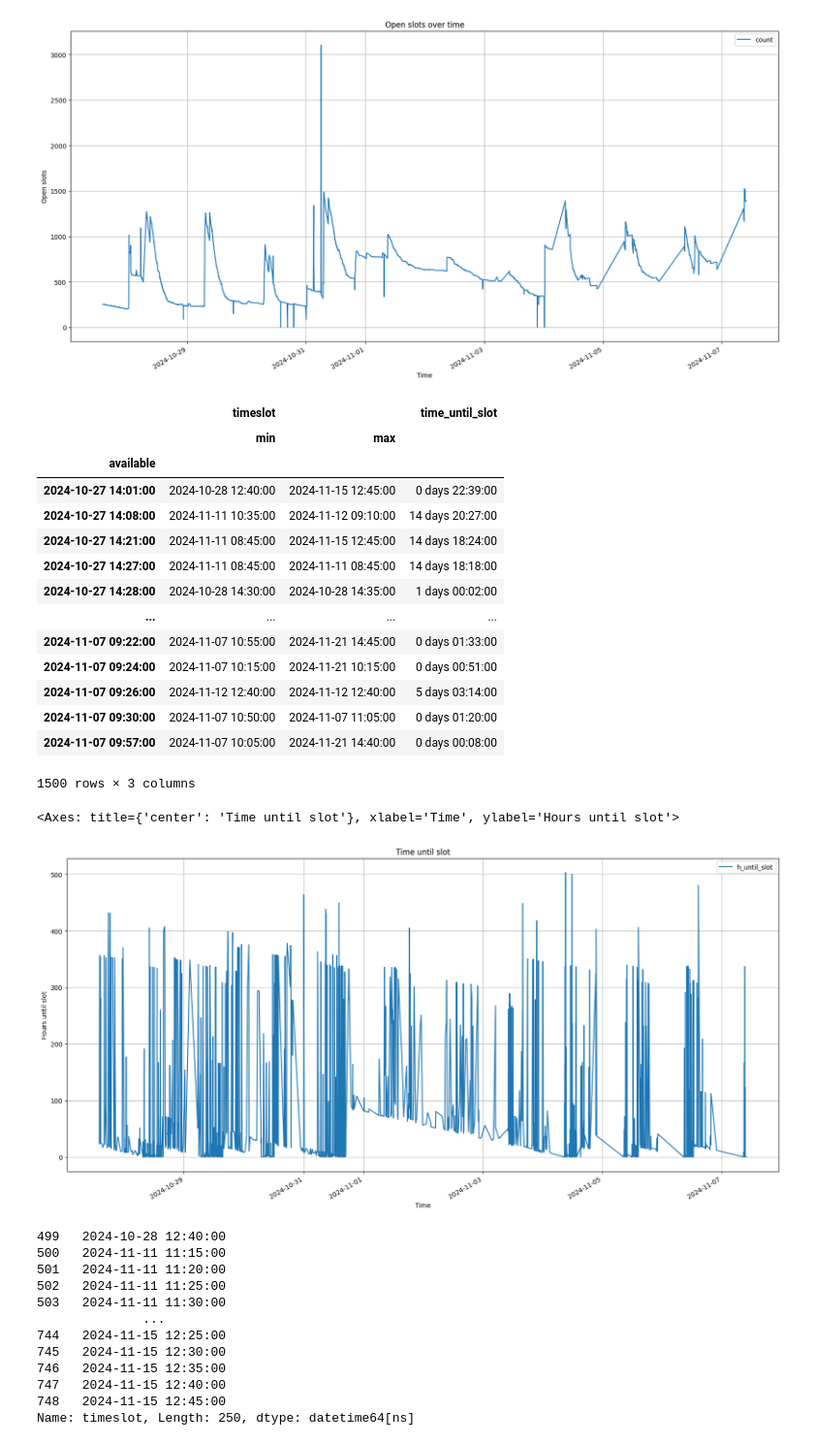
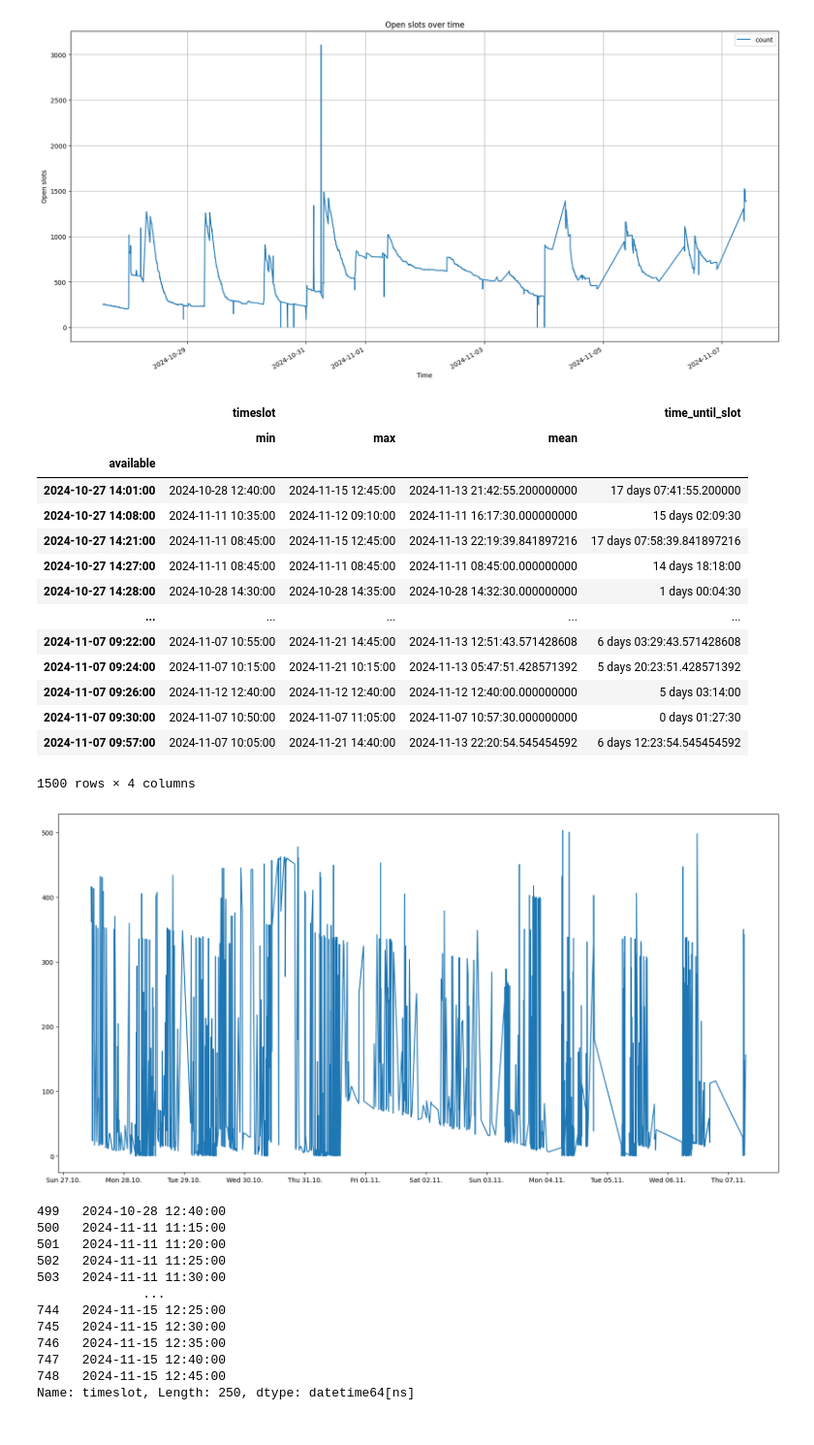
Before and after one commit to davidkempkens/appointment-scraper, a Jupyter notebook: dashboard_v2.ipynb, the cells around one changed output. Shown: that part at 97% size. Saved outputs shown, nothing was run; the diff lists cells and outputs as text; code cells hidden in the pictures.

```diff
--- a/dashboard_v2.ipynb
+++ b/dashboard_v2.ipynb
@@ -3,7 +3,9 @@ import pandas as pd
 import sqlite3
 
 
-def getSlotsFromDB(city: str, concern: str | None):
+def getSlotsFromDB(
+    city: str, concern: str | None, office: str | None = None
+) -> pd.DataFrame:
 
     conn = sqlite3.connect(f"db/{city}.db")
 
@@ -28,6 +30,9 @@ def getSlotsFromDB(city: str, concern: str | None):
     if concern:
         df = df[df["concern"] == concern]
 
+    if office:
+        df = df[df["office"] == office]
+
     return df
 
 
@@ -101,36 +116,59 @@ count_df.plot(x="timestamp", y="count", kind="line",figsize=(20,10), grid=True,
 <Axes: title={'center': 'Open slots over time'}, xlabel='Time', ylabel='Open slots'>
 [figure]
 # %%
-time_until_slot = df.groupby(by="available").agg({"timeslot": ["min","max"]})
+time_until_slot = df.groupby(by="available").agg({"timeslot": ["min", "max", "mean"]})
 
-time_until_slot["time_until_slot"] = time_until_slot["timeslot"]["min"] - time_until_slot.index
+time_until_slot["time_until_slot"] = (
+    time_until_slot["timeslot"]["mean"] - time_until_slot.index
+)
 
 time_until_slot
 # %% [output]
-|  | timeslot |  | time_until_slot |
-|  | min | max |  |
-| available |  |  |  |
-| 2024-10-27 14:01:00 | 2024-10-28 12:40:00 | 2024-11-15 12:45:00 | 0 days 22:39:00 |
-| 2024-10-27 14:08:00 | 2024-11-11 10:35:00 | 2024-11-12 09:10:00 | 14 days 20:27:00 |
-| 2024-10-27 14:21:00 | 2024-11-11 08:45:00 | 2024-11-15 12:45:00 | 14 days 18:24:00 |
-| 2024-10-27 14:27:00 | 2024-11-11 08:45:00 | 2024-11-11 08:45:00 | 14 days 18:18:00 |
-| 2024-10-27 14:28:00 | 2024-10-28 14:30:00 | 2024-10-28 14:35:00 | 1 days 00:02:00 |
-| ... | ... | ... | ... |
-| 2024-11-07 09:22:00 | 2024-11-07 10:55:00 | 2024-11-21 14:45:00 | 0 days 01:33:00 |
-| 2024-11-07 09:24:00 | 2024-11-07 10:15:00 | 2024-11-21 10:15:00 | 0 days 00:51:00 |
-| 2024-11-07 09:26:00 | 2024-11-12 12:40:00 | 2024-11-12 12:40:00 | 5 days 03:14:00 |
-| 2024-11-07 09:30:00 | 2024-11-07 10:50:00 | 2024-11-07 11:05:00 | 0 days 01:20:00 |
-| 2024-11-07 09:57:00 | 2024-11-07 10:05:00 | 2024-11-21 14:40:00 | 0 days 00:08:00 |
+|  | timeslot |  |  | time_until_slot |
+|  | min | max | mean |  |
+| available |  |  |  |  |
+| 2024-10-27 14:01:00 | 2024-10-28 12:40:00 | 2024-11-15 12:45:00 | 2024-11-13 21:42:55.200000000 | 17 days 07:41:55.200000 |
+| 2024-10-27 14:08:00 | 2024-11-11 10:35:00 | 2024-11-12 09:10:00 | 2024-11-11 16:17:30.000000000 | 15 days 02:09:30 |
+| 2024-10-27 14:21:00 | 2024-11-11 08:45:00 | 2024-11-15 12:45:00 | 2024-11-13 22:19:39.841897216 | 17 days 07:58:39.841897216 |
+| 2024-10-27 14:27:00 | 2024-11-11 08:45:00 | 2024-11-11 08:45:00 | 2024-11-11 08:45:00.000000000 | 14 days 18:18:00 |
+| 2024-10-27 14:28:00 | 2024-10-28 14:30:00 | 2024-10-28 14:35:00 | 2024-10-28 14:32:30.000000000 | 1 days 00:04:30 |
+| ... | ... | ... | ... | ... |
+| 2024-11-07 09:22:00 | 2024-11-07 10:55:00 | 2024-11-21 14:45:00 | 2024-11-13 12:51:43.571428608 | 6 days 03:29:43.571428608 |
+| 2024-11-07 09:24:00 | 2024-11-07 10:15:00 | 2024-11-21 10:15:00 | 2024-11-13 05:47:51.428571392 | 5 days 20:23:51.428571392 |
+| 2024-11-07 09:26:00 | 2024-11-12 12:40:00 | 2024-11-12 12:40:00 | 2024-11-12 12:40:00.000000000 | 5 days 03:14:00 |
+| 2024-11-07 09:30:00 | 2024-11-07 10:50:00 | 2024-11-07 11:05:00 | 2024-11-07 10:57:30.000000000 | 0 days 01:27:30 |
+| 2024-11-07 09:57:00 | 2024-11-07 10:05:00 | 2024-11-21 14:40:00 | 2024-11-13 22:20:54.545454592 | 6 days 12:23:54.545454592 |
-1500 rows × 3 columns
+1500 rows × 4 columns
 # %%
 # convert to hours
-time_until_slot["h_until_slot"] = time_until_slot["time_until_slot"].dt.total_seconds() / 3600
+time_until_slot["h_until_slot"] = (
+    time_until_slot["time_until_slot"].dt.total_seconds() / 3600
+)
 time_until_slot["days_until_slot"] = time_until_slot["time_until_slot"].dt.days
 
-time_until_slot.plot(y="h_until_slot", kind="line",figsize=(20,10), grid=True, title="Time until slot", xlabel="Time", ylabel="Hours until slot")
+# time_until_slot.plot(y="h_until_slot", kind="line",figsize=(20,10), grid=True, title="Time until slot", xlabel="Time", ylabel="Hours until slot")
+
+import matplotlib.pyplot as plt
+import matplotlib.dates as mdates
+
+fig, ax = plt.subplots(figsize=(20, 10))
+ax.plot(
+    time_until_slot.index,
+    time_until_slot["h_until_slot"],
+    label="Hours until slot",
+)
+# ax.scatter(
+#     time_until_slot.index,
+#     time_until_slot["h_until_slot"],
+#     label="Hours until slot",
+# )
+
+ax.xaxis.set_major_locator(mdates.HourLocator(interval=24))
+ax.xaxis.set_major_formatter(mdates.DateFormatter("%a %d.%m."))
+
+plt.show()
 # %% [output]
-<Axes: title={'center': 'Time until slot'}, xlabel='Time', ylabel='Hours until slot'>
-[figure, old version]
+[figure, new version]
 # %%
 # # der als nächstes verfügbare Termin über die Zeit
 timestamp = timestamps[0]
```
Also changed, not shown: parts of 3 cells of this notebook.
